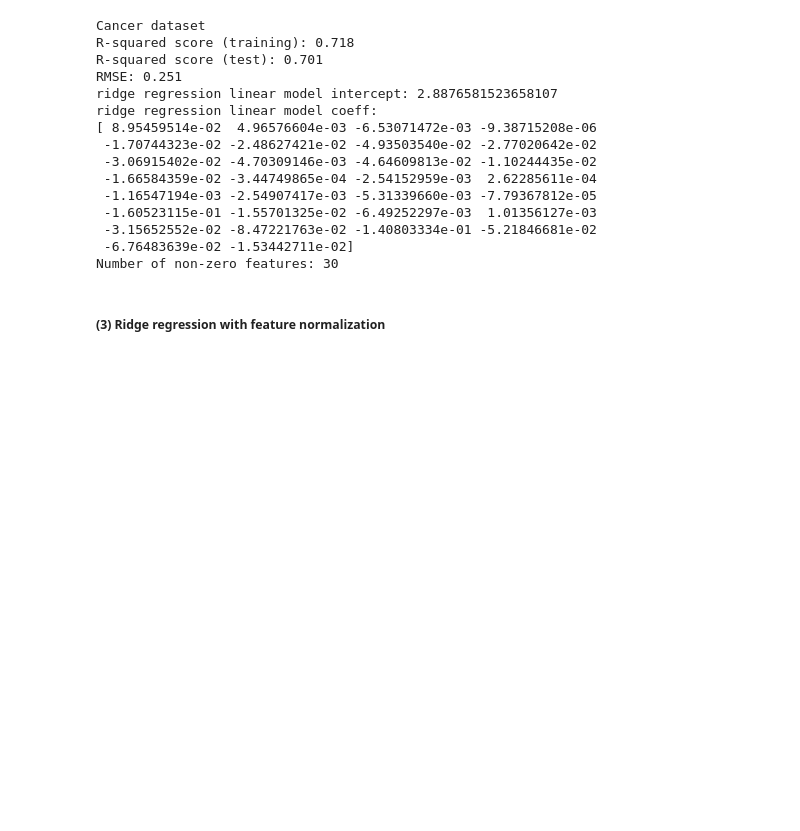
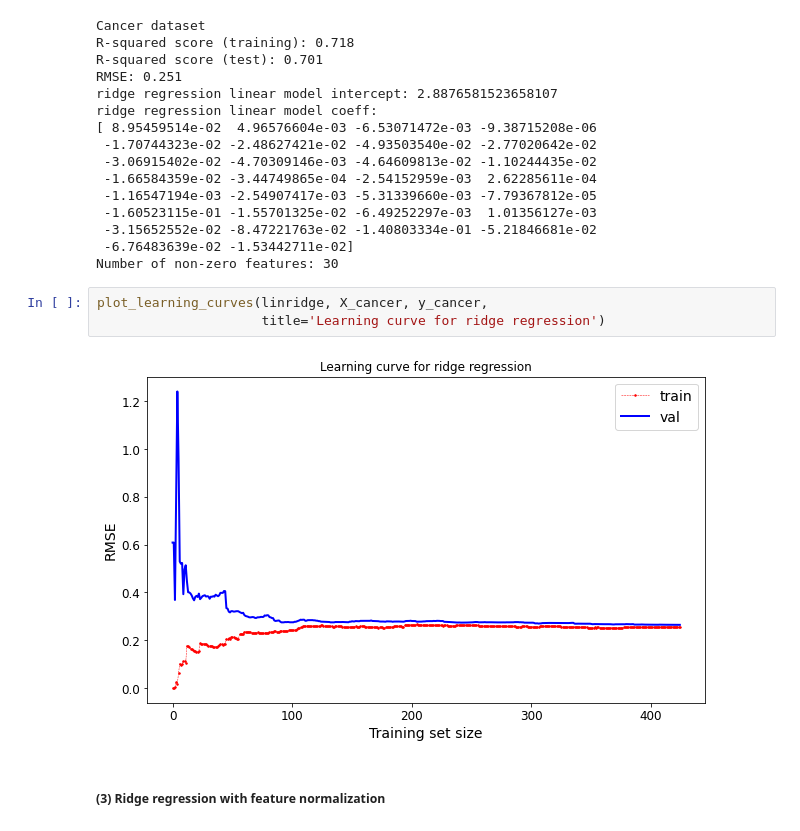
Before and after one commit to miamrodgers/4310-ML, a Jupyter notebook: ME6_regression/regression.ipynb, the cells around one changed output. Drawn from its saved outputs; the diff is of its cells as text; blank space fills up the shorter version.

```diff
--- a/ME6_regression/regression.ipynb
+++ b/ME6_regression/regression.ipynb
@@ -699,6 +725,11 @@ ridge regression linear model coeff:
  -3.15652552e-02 -8.47221763e-02 -1.40803334e-01 -5.21846681e-02
  -6.76483639e-02 -1.53442711e-02]
 Number of non-zero features: 30
+# %%
+plot_learning_curves(linridge, X_cancer, y_cancer,
+                     title='Learning curve for ridge regression')
+# %% [output]
+[figure, added]
 # %% [markdown]
 ##### (3) Ridge regression with feature normalization
 # %%
```
Also changed, not shown: parts of 14 cells of this notebook.
